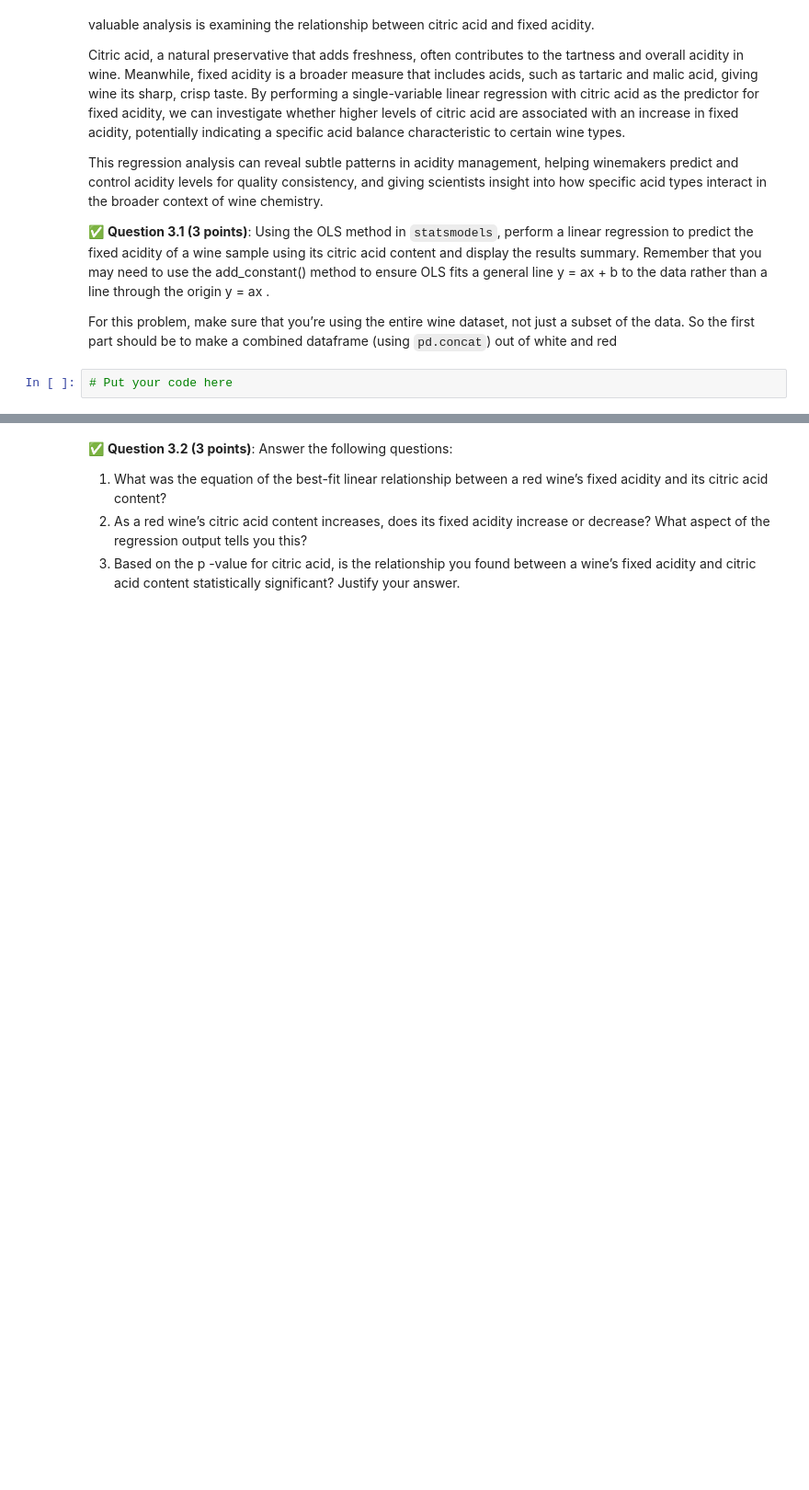
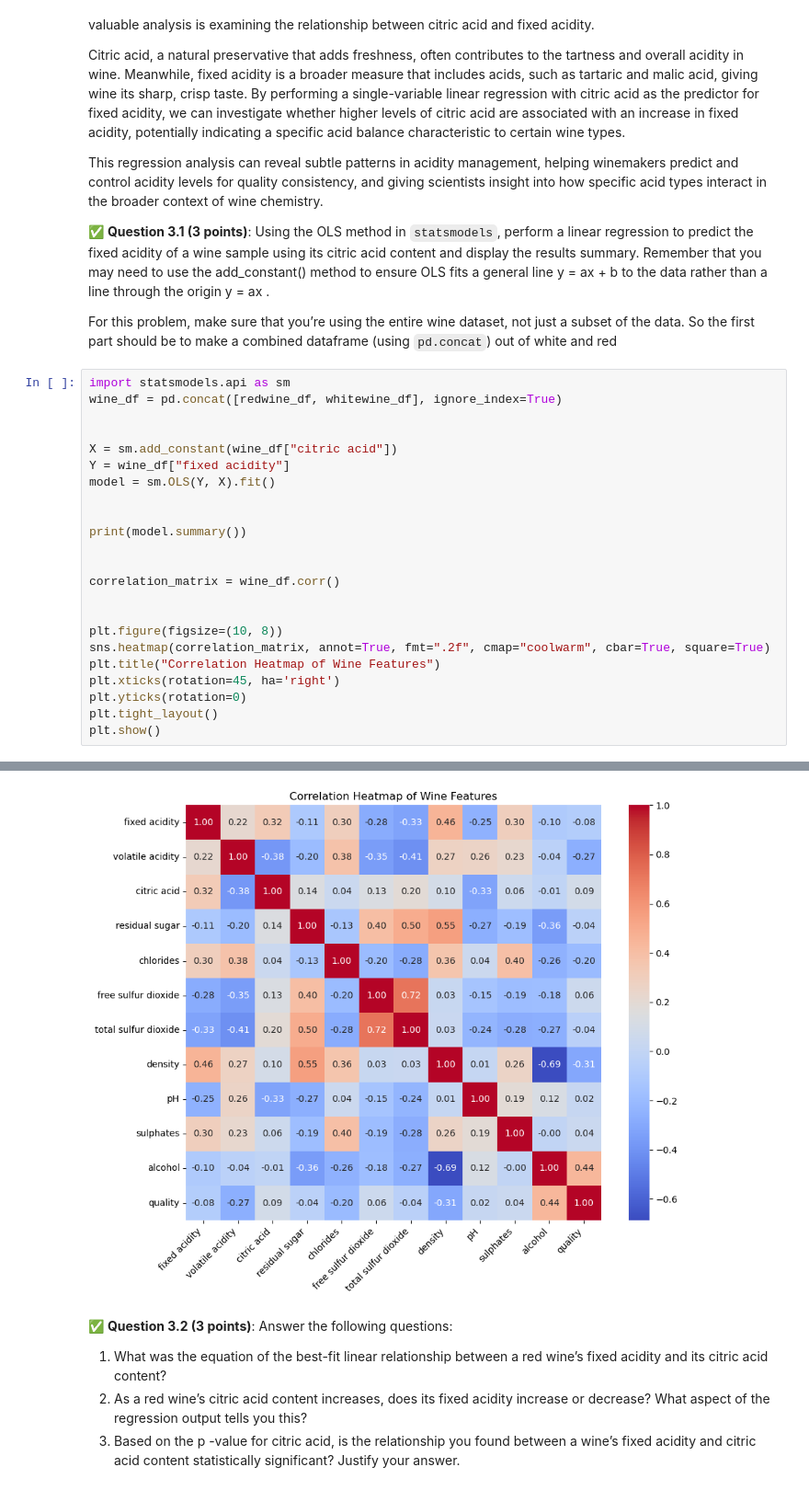
Before and after one commit to VarunSUK/CMSE202-f24-turnin, a Jupyter notebook: hw-03/HW-03_Regression-STUDENT.ipynb, the cells around one changed output, grey strips where cells are left out. Shown: that part at 92% size. Saved outputs shown, nothing was run; the diff lists cells and outputs as text; blank space fills up the shorter version.

```diff
--- a/hw-03/HW-03_Regression-STUDENT.ipynb
+++ b/hw-03/HW-03_Regression-STUDENT.ipynb
@@ -105,5 +164,27 @@ This regression analysis can reveal subtle patterns in acidity management, helpi
 &#9989;  **Question 3.1 (3 points)**: Using the OLS method in `statsmodels`, perform a linear regression to predict the fixed acidity of a wine sample using its citric acid content and display the results summary. Remember that you may need to use the add_constant() method to ensure OLS fits a general line  y = ax + b  to the data rather than a line through the origin  y = ax .
 
 For this problem, make sure that you’re using the entire wine dataset, not just a subset of the data. So the first part should be to make a combined dataframe (using `pd.concat`) out of white and red
-# %%
-# Put your code here
+# %%
+import statsmodels.api as sm
+wine_df = pd.concat([redwine_df, whitewine_df], ignore_index=True)
+
+
+X = sm.add_constant(wine_df["citric acid"])
+Y = wine_df["fixed acidity"]
+model = sm.OLS(Y, X).fit()
+
+
+print(model.summary())
+
+
+correlation_matrix = wine_df.corr()
+
+
+plt.figure(figsize=(10, 8))
+sns.heatmap(correlation_matrix, annot=True, fmt=".2f", cmap="coolwarm", cbar=True, square=True)
+plt.title("Correlation Heatmap of Wine Features")
+plt.xticks(rotation=45, ha='right')
+plt.yticks(rotation=0)
+plt.tight_layout()
+plt.show()
+# %% [output]
@@ -110,3 +208,4 @@ For this problem, make sure that you’re using the entire wine dataset, not jus
+[figure, added]
 # %% [markdown]
 &#9989;  **Question 3.2 (3 points)**: Answer the following questions:
 
```
Also changed, not shown: parts of 38 cells of this notebook.
